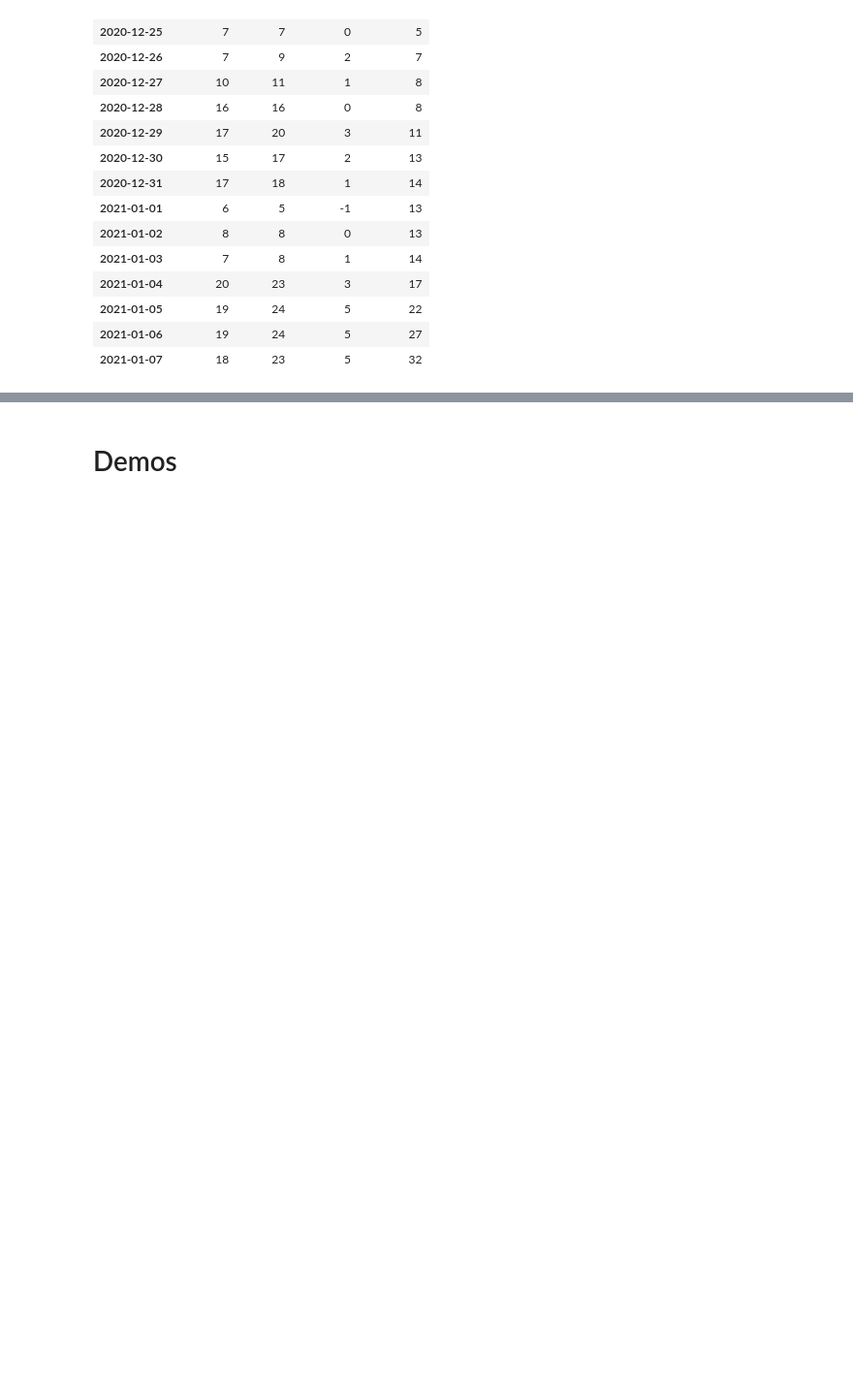
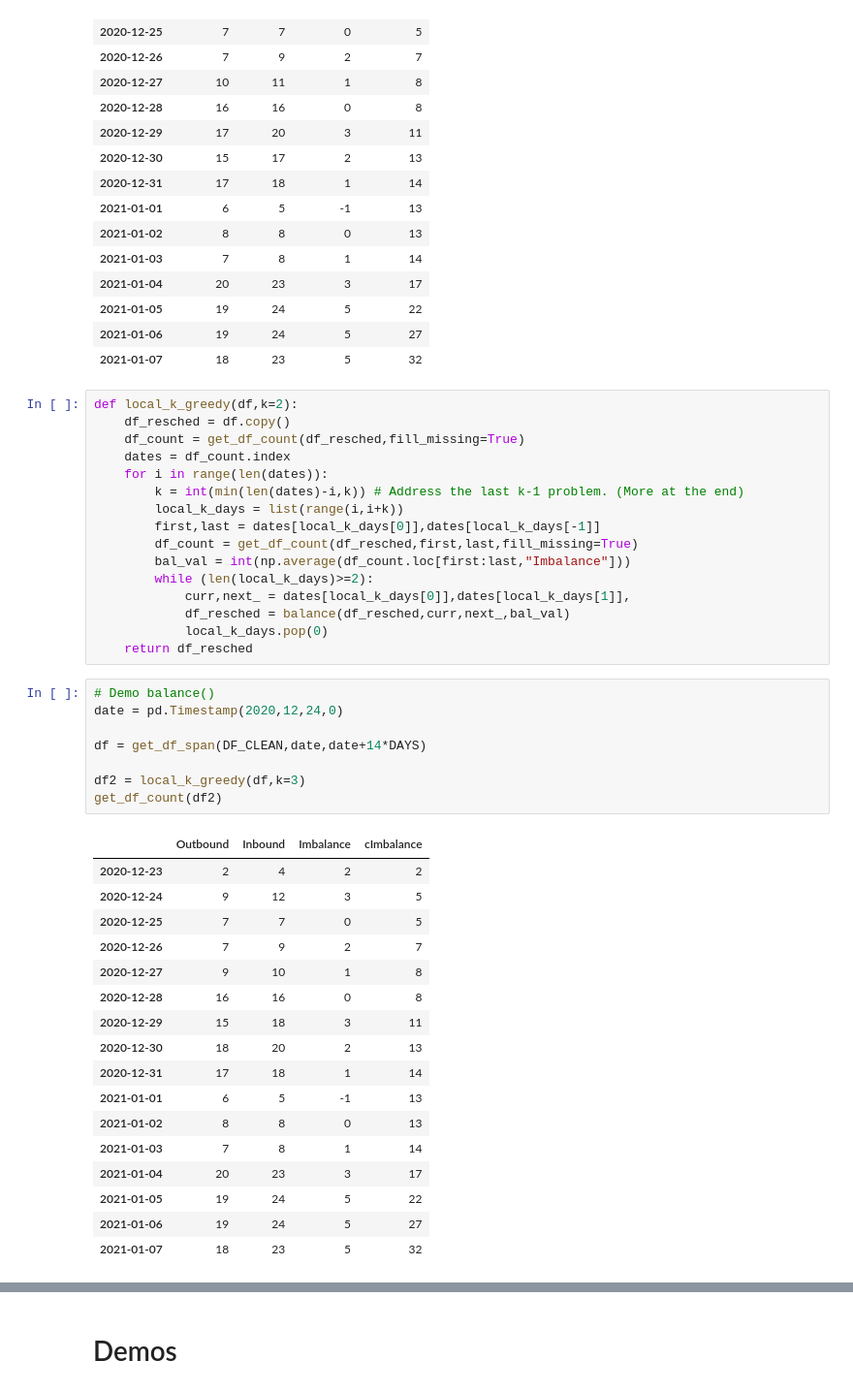
Before and after one commit to tranndt/ml-usra2021-NexusDataChallengeBison, a Jupyter notebook: [05-2021] Nexus Data Challenge/Untitled.ipynb, the cells around one changed output, grey strips where cells are left out. Shown at 97% size. Drawn from its saved outputs; the diff is of its cells as text; blank space fills up the shorter version.

```diff
--- a/[05-2021] Nexus Data Challenge/Untitled.ipynb
+++ b/[05-2021] Nexus Data Challenge/Untitled.ipynb
@@ -372,3 +369,45 @@ get_df_count(df1)
 | 2021-01-05 | 19 | 24 | 5 | 22 |
 | 2021-01-06 | 19 | 24 | 5 | 27 |
 | 2021-01-07 | 18 | 23 | 5 | 32 |
+# %%
+def local_k_greedy(df,k=2):
+    df_resched = df.copy()
+    df_count = get_df_count(df_resched,fill_missing=True)
+    dates = df_count.index
+    for i in range(len(dates)):
+        k = int(min(len(dates)-i,k)) # Address the last k-1 problem. (More at the end)
+        local_k_days = list(range(i,i+k))
+        first,last = dates[local_k_days[0]],dates[local_k_days[-1]]
+        df_count = get_df_count(df_resched,first,last,fill_missing=True)
+        bal_val = int(np.average(df_count.loc[first:last,"Imbalance"]))
+        while (len(local_k_days)>=2):
+            curr,next_ = dates[local_k_days[0]],dates[local_k_days[1]],
+            df_resched = balance(df_resched,curr,next_,bal_val)
+            local_k_days.pop(0)
+    return df_resched
+# %%
+# Demo balance()
+date = pd.Timestamp(2020,12,24,0)
+
+df = get_df_span(DF_CLEAN,date,date+14*DAYS)
+
+df2 = local_k_greedy(df,k=3)
+get_df_count(df2)
+# %% [output]
+|  | Outbound | Inbound | Imbalance | cImbalance |
+| 2020-12-23 | 2 | 4 | 2 | 2 |
+| 2020-12-24 | 9 | 12 | 3 | 5 |
+| 2020-12-25 | 7 | 7 | 0 | 5 |
+| 2020-12-26 | 7 | 9 | 2 | 7 |
+| 2020-12-27 | 9 | 10 | 1 | 8 |
+| 2020-12-28 | 16 | 16 | 0 | 8 |
+| 2020-12-29 | 15 | 18 | 3 | 11 |
+| 2020-12-30 | 18 | 20 | 2 | 13 |
+| 2020-12-31 | 17 | 18 | 1 | 14 |
+| 2021-01-01 | 6 | 5 | -1 | 13 |
+| 2021-01-02 | 8 | 8 | 0 | 13 |
+| 2021-01-03 | 7 | 8 | 1 | 14 |
+| 2021-01-04 | 20 | 23 | 3 | 17 |
+| 2021-01-05 | 19 | 24 | 5 | 22 |
+| 2021-01-06 | 19 | 24 | 5 | 27 |
+| 2021-01-07 | 18 | 23 | 5 | 32 |
```
Also changed, not shown: parts of 7 cells of this notebook, 20 other files.
